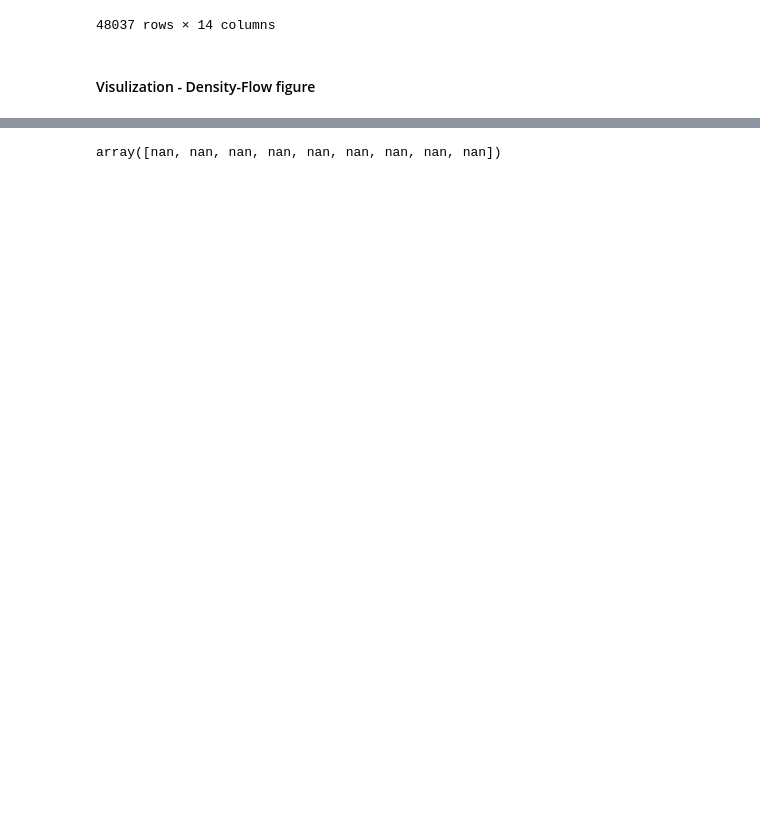
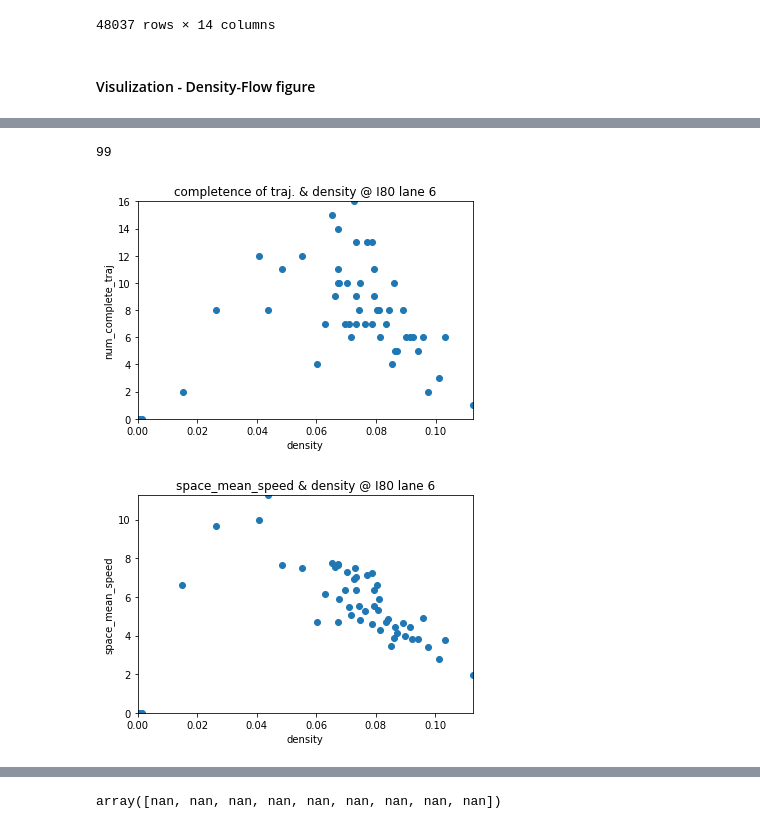
Before and after one commit to ZhaobinMo/NGSIM, a Jupyter notebook: dataprocess.ipynb, the cells around one changed output, grey strips where cells are left out. Cells and saved outputs as stored; diff of their text form; code cells hidden in the pictures; blank space fills up the shorter version.

```diff
--- a/dataprocess.ipynb
+++ b/dataprocess.ipynb
@@ -154,5 +268,6 @@ initSpatial = 3.1863792
 distSpatial = 13.473609871999997
 initTemperal = 0.0
 diffTemperal = 27.71
-spatialWindow = [initSpatial + cellWindow[0] * distSpatial, initSpatial + cellWindow[1] * distSpatial]
-L = (spatialWindow[1] - spatialWindow[0]) * 0.000621371
+#spatialWindow = [initSpatial + cellWindow_s[0] * distSpatial, initSpatial + cellWindow_s[1] * distSpatial]
+#L = (spatialWindow[1] - spatialWindow[0]) * 0.000621371
+L = 100
@@ -170,17 +289,20 @@ for idx_time in range(mapMat.shape[1]-1):
     tt = diffTemperal
     subMapMat = mapMat[cellWindow_s, cellWindow_t]
     subMapMat = subMapMat[~np.isnan(subMapMat)]
-    if np.
 
-    # average speed
-    aveSpeed = sum(subMapMat)/len(subMapMat)
 
     # average number of vehicles
     mask_t = (df['t_diff'] >= timeWindow[0]) & (df['t_diff'] < timeWindow[1])
     mask_s = (df['local_y'] >= spatialWindow[0]) & (df['local_y'] < spatialWindow[1])
     sub_df = df.loc[(mask_t&mask_s),:]
-    N_unitId = sub_df[['unit_id']].drop_duplicates('unit_id').count()
+    #
+                                                        # N_unitId = sub_df[['unit_id']].drop_duplicates('unit_id').count()
+    # the average density of the segment
+    N_unitId = sub_df[['unit_id']].count() / ((timeWindow[1]-timeWindow[0])/0.1)
     rou = N_unitId/L/1 # 1 is the sample time, change later
+
+    # the average speed of the segment
+    aveSpeed = getSpaceMeanSpeed(df, spatialWindow)
 
     # q
     q = aveSpeed * rou
@@ -224,0 +436,31 @@ L
+# %%
+lenq_rou_n)
+# %% [output]
+99
+# %%
+q_rou_n
+df_qrou = pd.DataFrame(q_rou_n)
+df_qrou.columns = ['flow', 'density', 'num_complete_traj', 'space_mean_speed']
+df_qrou
+plt.figure()
+plt.scatter(df_qrou['density'].tolist(), df_qrou['num_complete_traj'].tolist())
+plt.xlim(0,max(df_qrou['density']))
+plt.xlabel('density')
+plt.ylim(0,max(df_qrou['num_complete_traj']))
+plt.ylabel('num_complete_traj')
+#plt.axis('equal')
+plt.title('completence of traj. & density @ I80 lane {}'.format(lane_id))
+plt.savefig(r'C:\Users\Zhaobin\Desktop\Columbia\NGSIM\Git\NGSIM\figre\q_rou\\num_trajAndDensity_I80.png',dpi = 300)
+
+plt.figure()
+plt.scatter(df_qrou['density'].tolist(), df_qrou['space_mean_speed'].tolist())
+plt.xlim(0,max(df_qrou['density']))
+plt.xlabel('density')
+plt.ylim(0,max(df_qrou['space_mean_speed']))
+plt.ylabel('space_mean_speed')
+#plt.axis('equal')
+plt.title('space_mean_speed & density @ I80 lane {}'.format(lane_id))
+plt.savefig(r'C:\Users\Zhaobin\Desktop\Columbia\NGSIM\Git\NGSIM\figre\q_rou\\space_mean_speedAndDensity_I80.png',dpi = 300)
+# %% [output]
+[figure, added]
+[figure, added]
```
Also changed, not shown: parts of 13 cells of this notebook, 1 other file.
